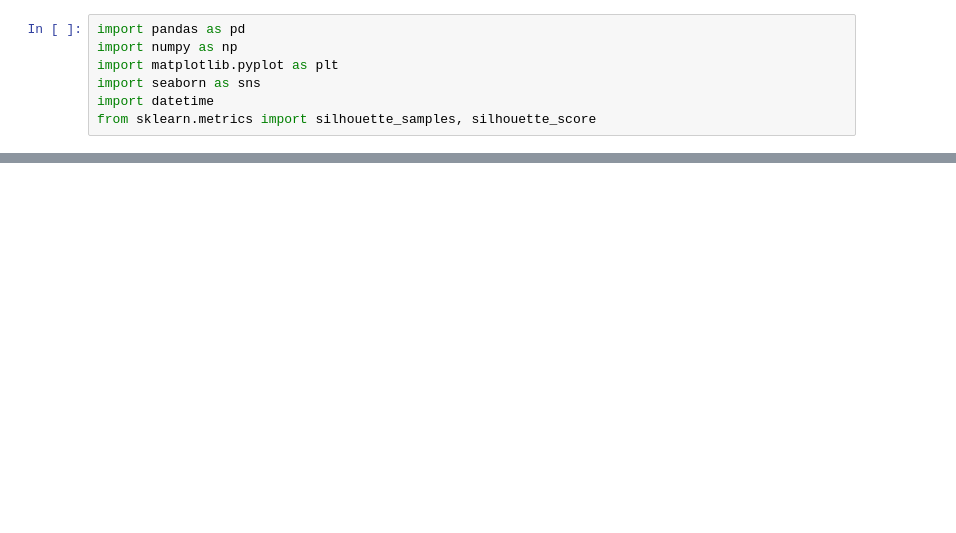
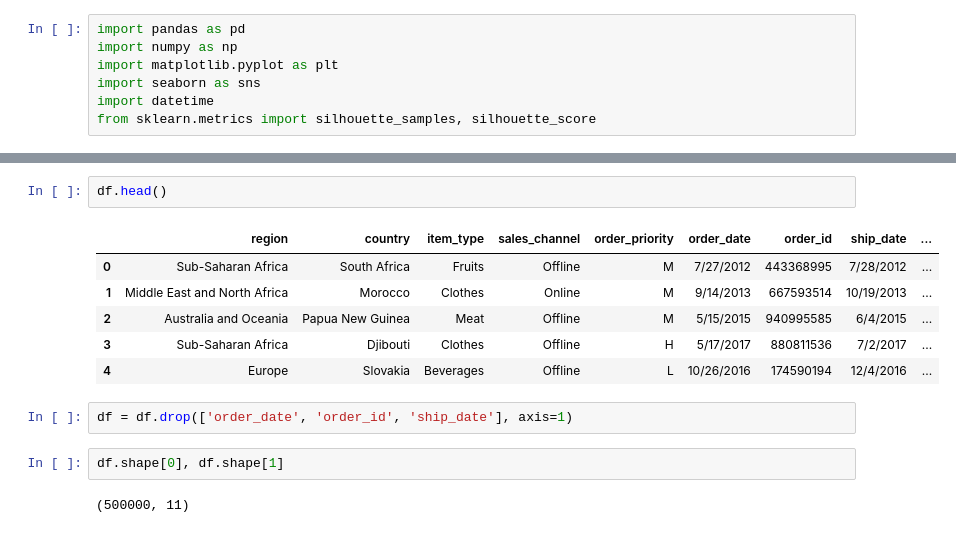
Before and after one commit to rajdeepmondal1/customer-segmentation, a Jupyter notebook: Customer_Segmentation_Arpan_+_Rajdeep.ipynb, the cells around one changed output, grey strips where cells are left out. Cells and saved outputs as stored; diff of their text form; blank space fills up the shorter version.

```diff
--- a/Customer_Segmentation_Arpan_+_Rajdeep.ipynb
+++ b/Customer_Segmentation_Arpan_+_Rajdeep.ipynb
@@ -50,0 +47,15 @@ Saving to: ‘50000 Sales Records.csv’
+# %%
+df.head()
+# %% [output]
+|  | region | country | item_type | sales_channel | order_priority | order_date | order_id | ship_date | ... |
+| 0 | Sub-Saharan Africa | South Africa | Fruits | Offline | M | 7/27/2012 | 443368995 | 7/28/2012 | ... |
+| 1 | Middle East and North Africa | Morocco | Clothes | Online | M | 9/14/2013 | 667593514 | 10/19/2013 | ... |
+| 2 | Australia and Oceania | Papua New Guinea | Meat | Offline | M | 5/15/2015 | 940995585 | 6/4/2015 | ... |
+| 3 | Sub-Saharan Africa | Djibouti | Clothes | Offline | H | 5/17/2017 | 880811536 | 7/2/2017 | ... |
+| 4 | Europe | Slovakia | Beverages | Offline | L | 10/26/2016 | 174590194 | 12/4/2016 | ... |
+# %%
+df = df.drop(['order_date', 'order_id', 'ship_date'], axis=1)
+# %%
+df.shape[0], df.shape[1]
+# %% [output]
+(500000, 11)
```
Also changed, not shown: parts of 20 cells of this notebook.
